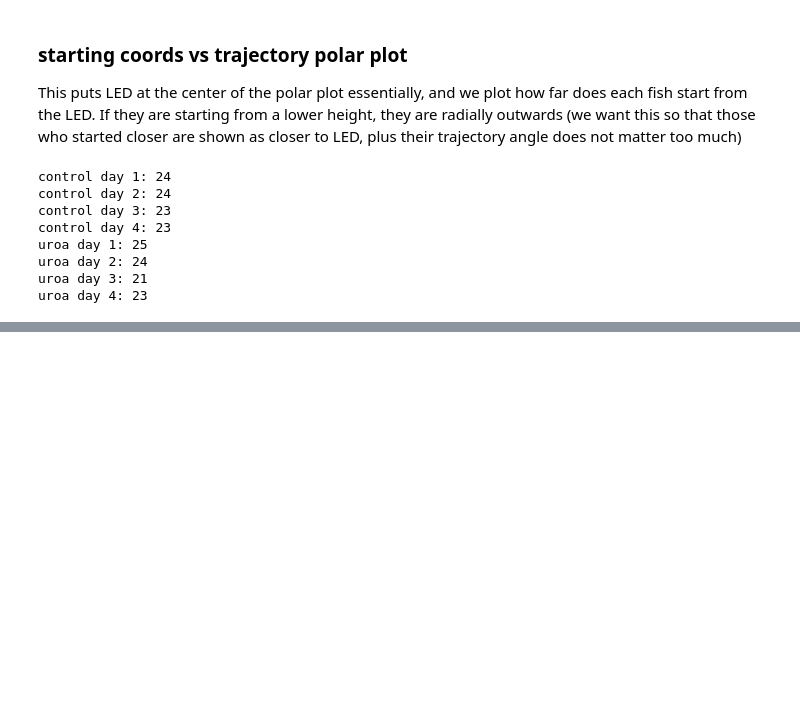
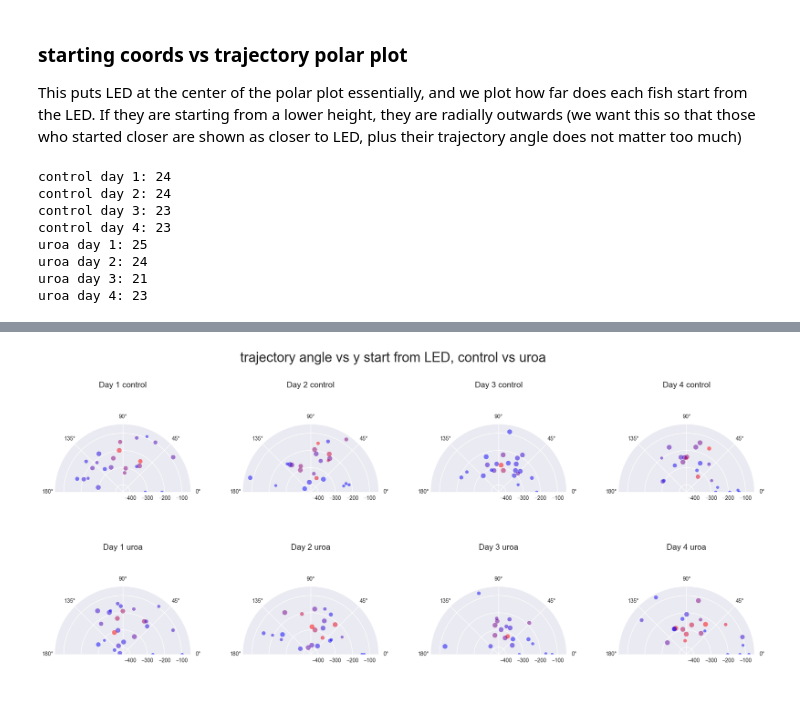
Before and after one commit to teesha902/FYP_ASMLab, a Jupyter notebook: visualisation.ipynb, the cells around one changed output, grey strips where cells are left out. Cells and saved outputs as stored; diff of their text form; code cells hidden in the pictures; blank space fills up the shorter version.

```diff
--- a/visualisation.ipynb
+++ b/visualisation.ipynb
@@ -506,0 +591,16 @@ plt.show()
+# %%
+start_y_trajectory_ymag_yup_df = led_df[["day", "uroa_control", "start_y_from_led", "trajectory_angle", "y_mag", "y_up"]]
+
+# save df
+start_y_trajectory_ymag_yup_save_path = f"./data/visualisation/{EXPERIMENT_SET}/start_y_trajectory_ymag_yup/"
+os.makedirs(start_y_trajectory_ymag_yup_save_path, exist_ok = True)
+start_y_trajectory_ymag_yup_df.to_csv(start_y_trajectory_ymag_yup_save_path+"start_y_trajectory_ymag_yup_df.csv", index = False)
+
+# group by day and uroa_control
+start_y_trajectory_ymag_yup_df = start_y_trajectory_ymag_yup_df.groupby(["uroa_control", "day"])
+keys = list(start_y_trajectory_ymag_yup_df.groups.keys())
+keys.remove((0, 5)) if (0, 5) in keys else None
+keys.remove((1, 5)) if (1, 5) in keys else None
+for key in keys:
+    df = start_y_trajectory_df.get_group(key)
+    print(f"{'uroa' if key[0] == 1 else 'control'} day {key[1]}: {len(df)}")
@@ -506,0 +616,28 @@ plt.show()
+# %%
+#create a separate polar plot for each day
+fig, axs = plt.subplots(2, 4, subplot_kw=dict(projection='polar'), sharex=True, sharey=True, figsize=(24,10))
+
+# create the fig,axs
+plt.suptitle("trajectory angle vs y start from LED, control vs uroa", fontsize=25)
+for i, ax in enumerate(axs.flat):
+    group = start_y_trajectory_ymag_yup_df.get_group(keys[i])
+    angles = group["trajectory_angle"].apply(lambda x: x * (np.pi) / 180)  # convert to radians
+    size = group["y_up"] #normalise the size of the points to 25 - 75 (max size)
+    size = size.apply(lambda x: (x - size.min()) / (size.max() - size.min()) * 50 + 25)
+    color = group["y_mag"] #normalise the color of the points to 0 - 1 (max color)
+    color = color.apply(lambda x: (x - color.min()) / (color.max() - color.min()))
+    color = color.apply(lambda x: (x, 0, 1-x, 1)) # red means y_up is high, blue means y_up is low
+    ax.scatter(angles, group["start_y_from_led"], s=size, c=color, alpha=0.5)
+    ax.set_title(f"Day {keys[i][1]} {'uroa' if keys[i][0] == 1 else 'control'}", fontsize=15)
+    # set radial labels -400 to -50 in steps of 100 instead of 50
+    ax.set_yticks([-400, -300, -200, -100])
+    # set angular limit to 0-180 degrees
+    ax.set_xlim(0, np.pi)
+    # set angular labels to 0-180 degrees
+    ax.set_xticks([0, np.pi/4, np.pi/2, 3*np.pi/4, np.pi])
+
+# save png and svg
+plt.savefig(start_y_trajectory_ymag_yup_save_path+"start_y_trajectory_angle_ymag_yup.png")
+plt.savefig(start_y_trajectory_ymag_yup_save_path+"start_y_trajectory_angle_ymag_yup.svg")
+# %% [output]
+[figure, added]
```
Also changed, not shown: parts of 34 cells of this notebook, 1 other file.
